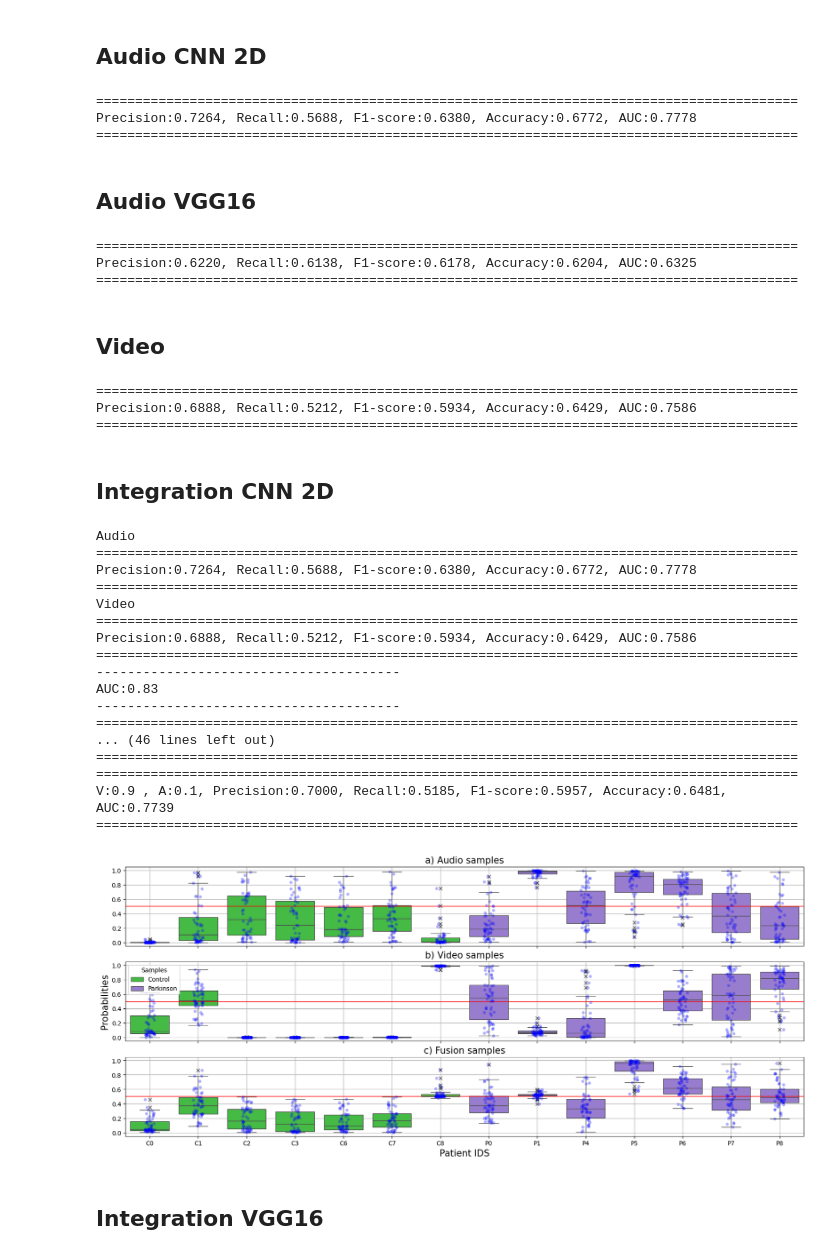
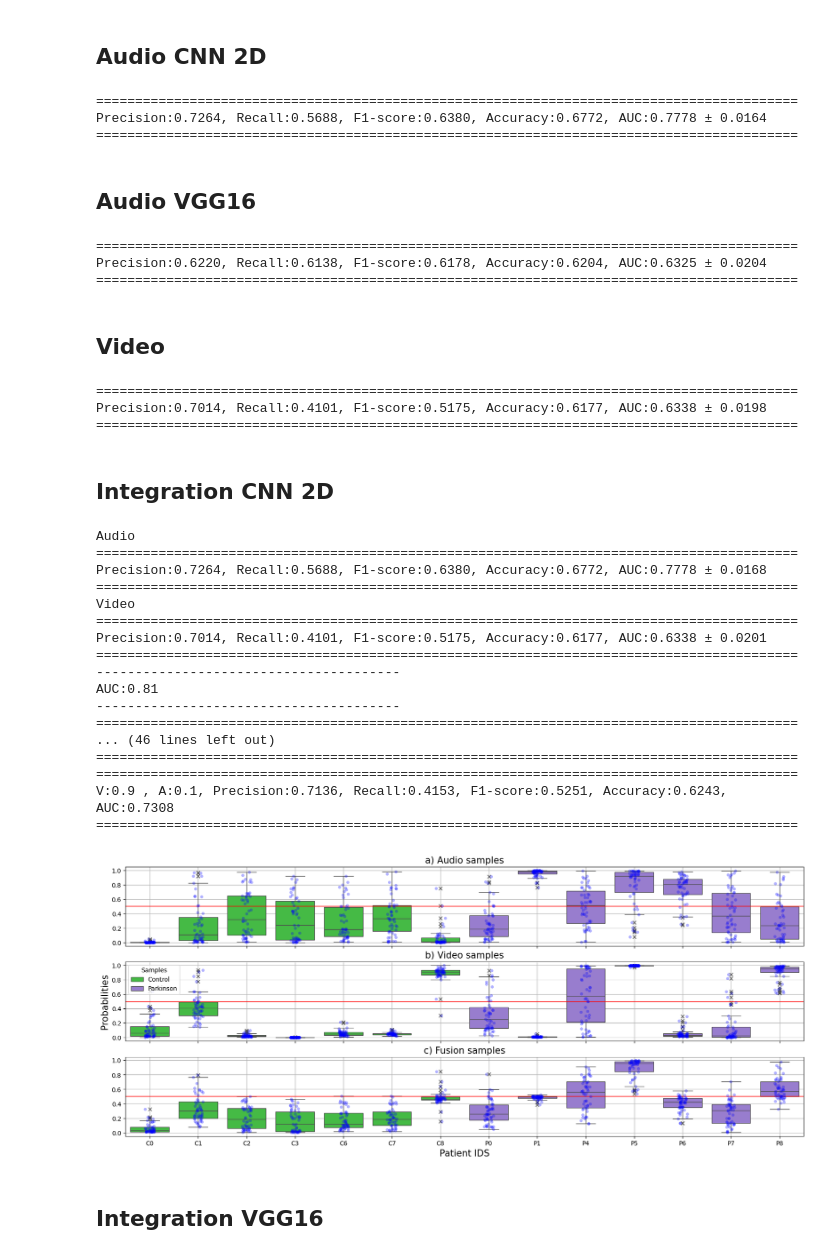
Before and after one commit to jdvalera19/Parkinson-Multimodal-Cross-Attention, a Jupyter notebook: View_result copy.ipynb, the cells around one changed output. Saved outputs shown, nothing was run; the diff lists cells and outputs as text; code cells hidden in the pictures.

```diff
--- a/View_result copy.ipynb
+++ b/View_result copy.ipynb
@@ -508,67 +844,67 @@ V:0.9 , A:0.1, Precision:0.7451, Recall:0.6032, F1-score:0.6667, Accuracy:0.6984
 # %% [markdown]
 ## Audio CNN 2D
 # %%
-view_results('Results_v2/Note:3_AUDIO_CNN2D:weights-Lr:1e-06-Epoch:100-Exercise:Words-duration_size:False.csv')
+view_results('Results_v2/Brayan_Jose/Note:3_AUDIO_CNN2D:weights-Lr:1e-06-Epoch:100-Exercise:Words-duration_size:False.csv')
 # %% [output]
 ==========================================================================================
-Precision:0.7264, Recall:0.5688, F1-score:0.6380, Accuracy:0.6772, AUC:0.7778
+Precision:0.7264, Recall:0.5688, F1-score:0.6380, Accuracy:0.6772, AUC:0.7778 ± 0.0164
 ==========================================================================================
 # %% [markdown]
 ## Audio VGG16
 # %%
-view_results('Results_v2/Note:AUDIO:weights-Lr:1e-06-Epoch:100-Exercise:Words-duration_size:False.csv')
+view_results('Results_v2/Brayan_Jose/Note:AUDIO:weights-Lr:1e-06-Epoch:100-Exercise:Words-duration_size:False.csv')
 # %% [output]
 ==========================================================================================
-Precision:0.6220, Recall:0.6138, F1-score:0.6178, Accuracy:0.6204, AUC:0.6325
+Precision:0.6220, Recall:0.6138, F1-score:0.6178, Accuracy:0.6204, AUC:0.6325 ± 0.0204
 ==========================================================================================
 # %% [markdown]
 ## Video
 # %%
-view_results('Results_v2/Note:3_VIDEO:weights-Lr:0.0001-Epoch:50-Exercise:Words-duration_size:False.csv')
+view_results('Results_v3/Brayan_Jose/Words/Note:5_VIDEO:weights-Lr:0.0001-Epoch:50-Exercise:Words-duration_size:False.csv')
 # %% [output]
 ==========================================================================================
-Precision:0.6888, Recall:0.5212, F1-score:0.5934, Accuracy:0.6429, AUC:0.7586
+Precision:0.7014, Recall:0.4101, F1-score:0.5175, Accuracy:0.6177, AUC:0.6338 ± 0.0198
 ==========================================================================================
 # %% [markdown]
 ## Integration CNN 2D
 # %%
-audio_path = 'Results_v2/Note:3_AUDIO_CNN2D:weights-Lr:1e-06-Epoch:100-Exercise:Words-duration_size:False.csv'
-video_path = 'Results_v2/Note:3_VIDEO:weights-Lr:0.0001-Epoch:50-Exercise:Words-duration_size:False.csv'
+audio_path = 'Results_v2/Brayan_Jose/Note:3_AUDIO_CNN2D:weights-Lr:1e-06-Epoch:100-Exercise:Words-duration_size:False.csv'
+video_path = 'Results_v3/Brayan_Jose/Words/Note:5_VIDEO:weights-Lr:0.0001-Epoch:50-Exercise:Words-duration_size:False.csv'
 save_name  = 'results_words'
 alpha      = 0.5
 
 print('Audio')
 view_results(audio_path)
 print('Video')
 view_results(video_path)
 
 generate_final_visualization(audio_path,
                              video_path,
                              save_name,
                              'Patient IDS',
                              alpha)
 
 data_words = audio_visual_evaluation(audio_path,
                                       video_path)
 # %% [output]
 Audio
 ==========================================================================================
-Precision:0.7264, Recall:0.5688, F1-score:0.6380, Accuracy:0.6772, AUC:0.7778
+Precision:0.7264, Recall:0.5688, F1-score:0.6380, Accuracy:0.6772, AUC:0.7778 ± 0.0168
 ==========================================================================================
 Video
 ==========================================================================================
-Precision:0.6888, Recall:0.5212, F1-score:0.5934, Accuracy:0.6429, AUC:0.7586
+Precision:0.7014, Recall:0.4101, F1-score:0.5175, Accuracy:0.6177, AUC:0.6338 ± 0.0201
 ==========================================================================================
 ---------------------------------------
-AUC:0.83
+AUC:0.81
 ---------------------------------------
 ==========================================================================================
 ... (46 lines left out)
 ==========================================================================================
 ==========================================================================================
-V:0.9 , A:0.1, Precision:0.7000, Recall:0.5185, F1-score:0.5957, Accuracy:0.6481, AUC:0.7739
+V:0.9 , A:0.1, Precision:0.7136, Recall:0.4153, F1-score:0.5251, Accuracy:0.6243, AUC:0.7308
 ==========================================================================================
-[figure, old version]
+[figure, new version]
 # %% [markdown]
 ## Integration VGG16
 # %%
```
Also changed, not shown: parts of 53 cells of this notebook.
